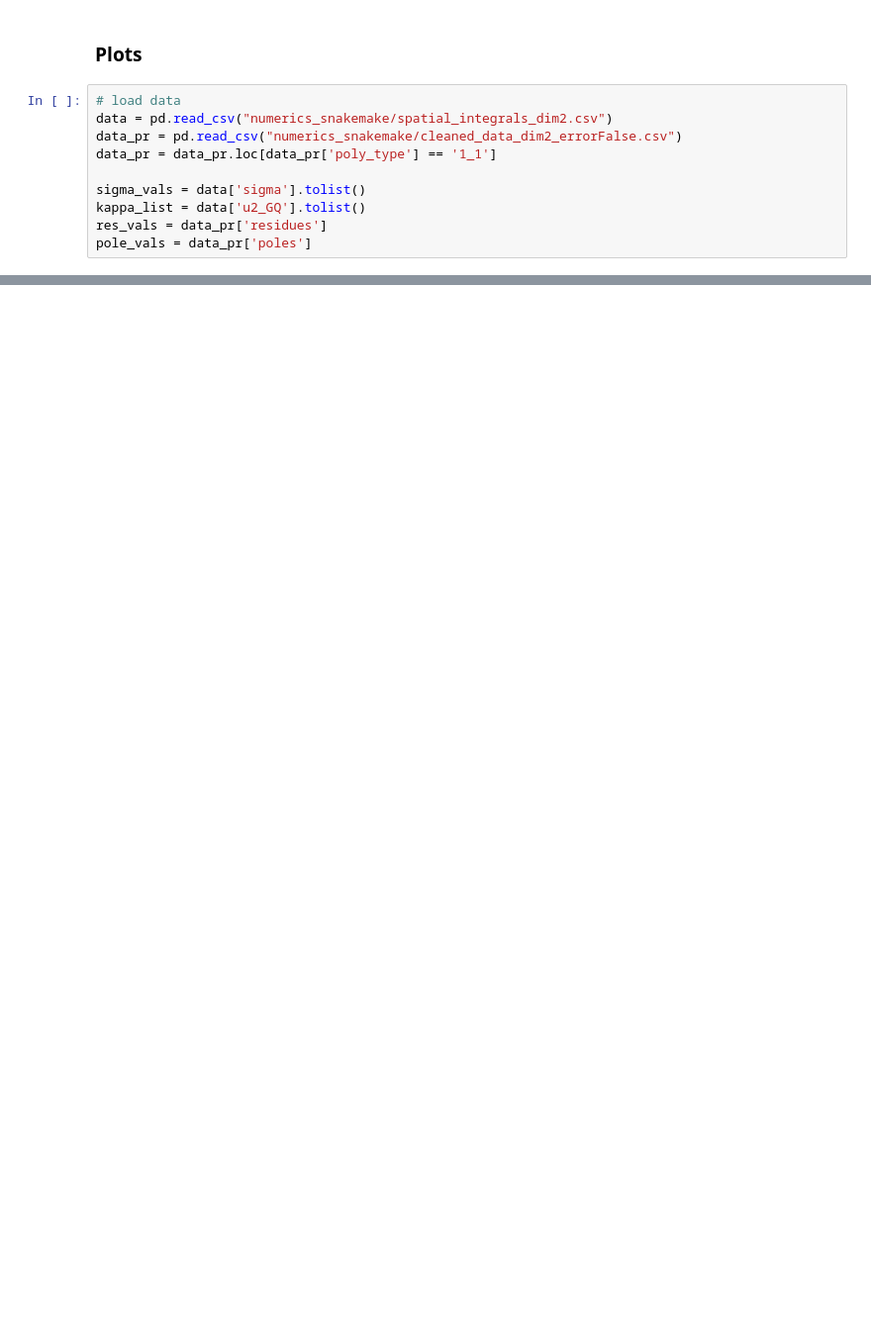
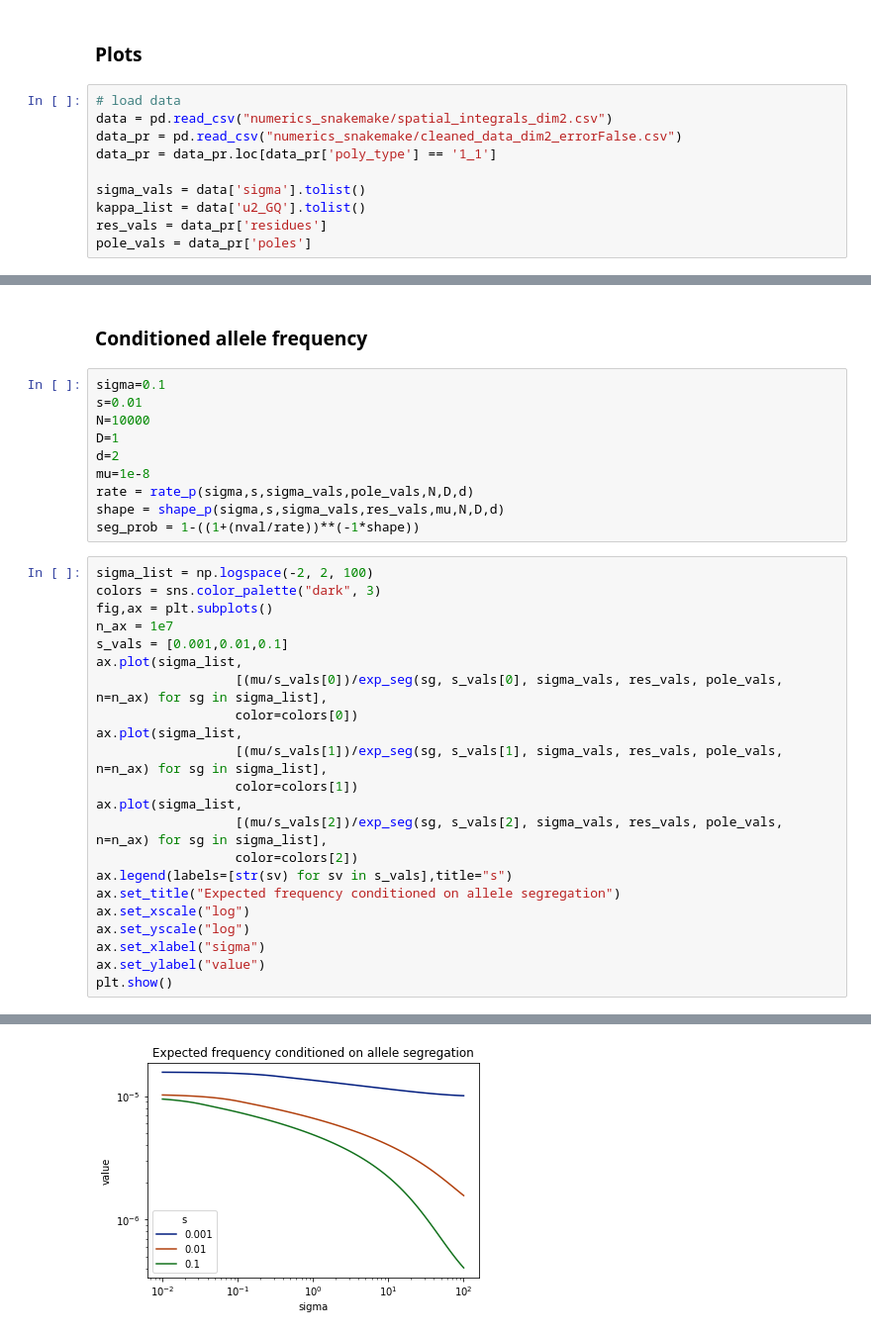
Before and after one commit to dp-rice/spatial-sfs, a Jupyter notebook: theory/finite_sample_SFS.ipynb, the cells around one changed output, grey strips where cells are left out. Shown: that part at 99% size. Drawn from its saved outputs; the diff is of its cells as text; blank space fills up the shorter version.

```diff
--- a/theory/finite_sample_SFS.ipynb
+++ b/theory/finite_sample_SFS.ipynb
@@ -94,0 +89,35 @@ plot_finite_sfs(1e6,sg_vals,0.0001,sigma_vals,pole_vals,res_vals,xmin=50,xmax=15
+# %% [markdown]
+### Conditioned allele frequency
+# %%
+sigma=0.1
+s=0.01
+N=10000
+D=1
+d=2
+mu=1e-8
+rate = rate_p(sigma,s,sigma_vals,pole_vals,N,D,d)
+shape = shape_p(sigma,s,sigma_vals,res_vals,mu,N,D,d)
+seg_prob = 1-((1+(nval/rate))**(-1*shape))
+# %%
+sigma_list = np.logspace(-2, 2, 100)
+colors = sns.color_palette("dark", 3)
+fig,ax = plt.subplots()
+n_ax = 1e7
+s_vals = [0.001,0.01,0.1]
+ax.plot(sigma_list,
+                  [(mu/s_vals[0])/exp_seg(sg, s_vals[0], sigma_vals, res_vals, pole_vals, n=n_ax) for sg in sigma_list],
+                  color=colors[0])
+ax.plot(sigma_list,
+                  [(mu/s_vals[1])/exp_seg(sg, s_vals[1], sigma_vals, res_vals, pole_vals, n=n_ax) for sg in sigma_list],
+                  color=colors[1])
+ax.plot(sigma_list,
+                  [(mu/s_vals[2])/exp_seg(sg, s_vals[2], sigma_vals, res_vals, pole_vals, n=n_ax) for sg in sigma_list],
+                  color=colors[2])
+ax.legend(labels=[str(sv) for sv in s_vals],title="s")
+ax.set_title("Expected frequency conditioned on allele segregation")
+ax.set_xscale("log")
+ax.set_yscale("log")
+ax.set_xlabel("sigma")
+ax.set_ylabel("value")
+plt.show()
+# %% [output]
@@ -94,0 +141 @@ plot_finite_sfs(1e6,sg_vals,0.0001,sigma_vals,pole_vals,res_vals,xmin=50,xmax=15
+[figure, added]
```
Also changed, not shown: parts of 17 cells of this notebook.
